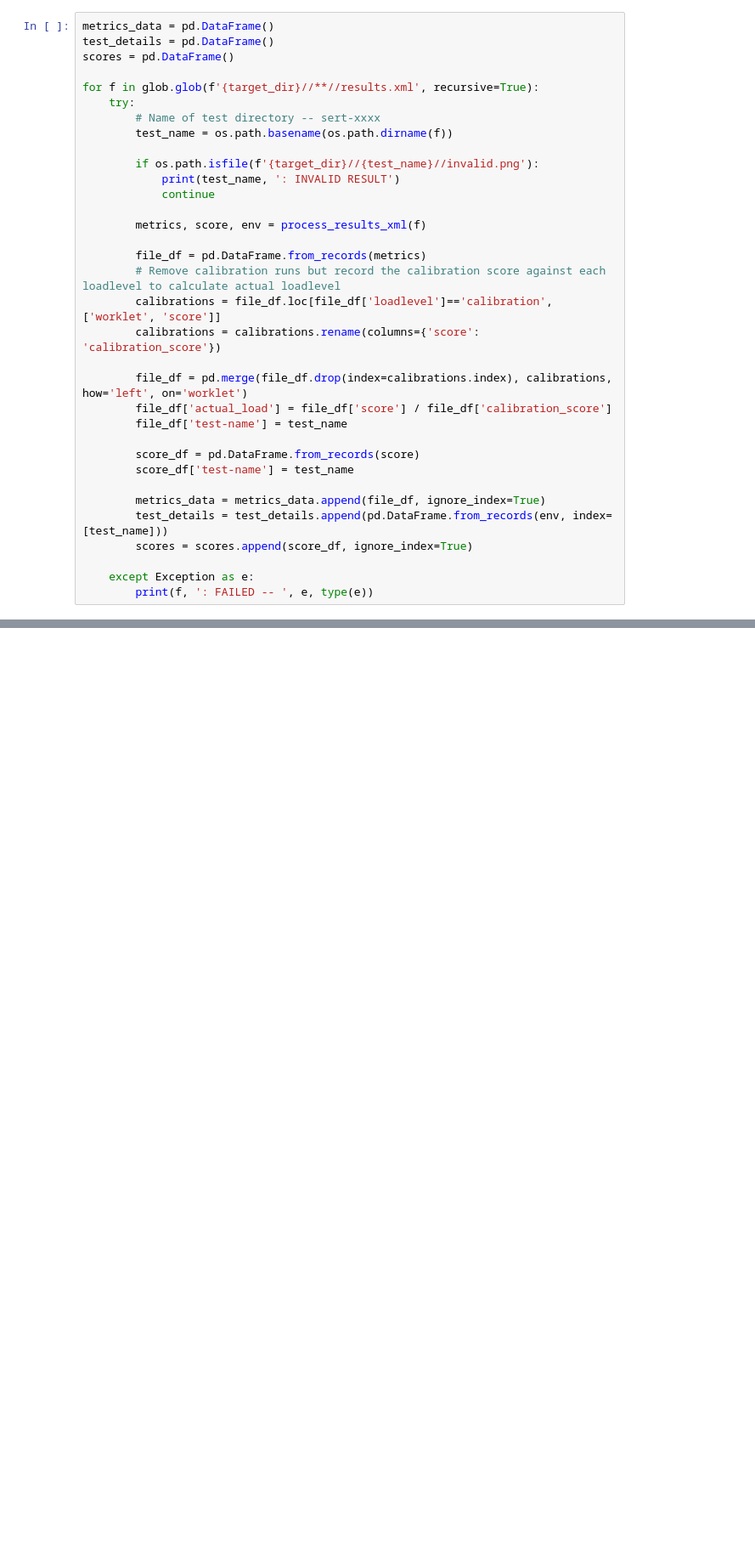
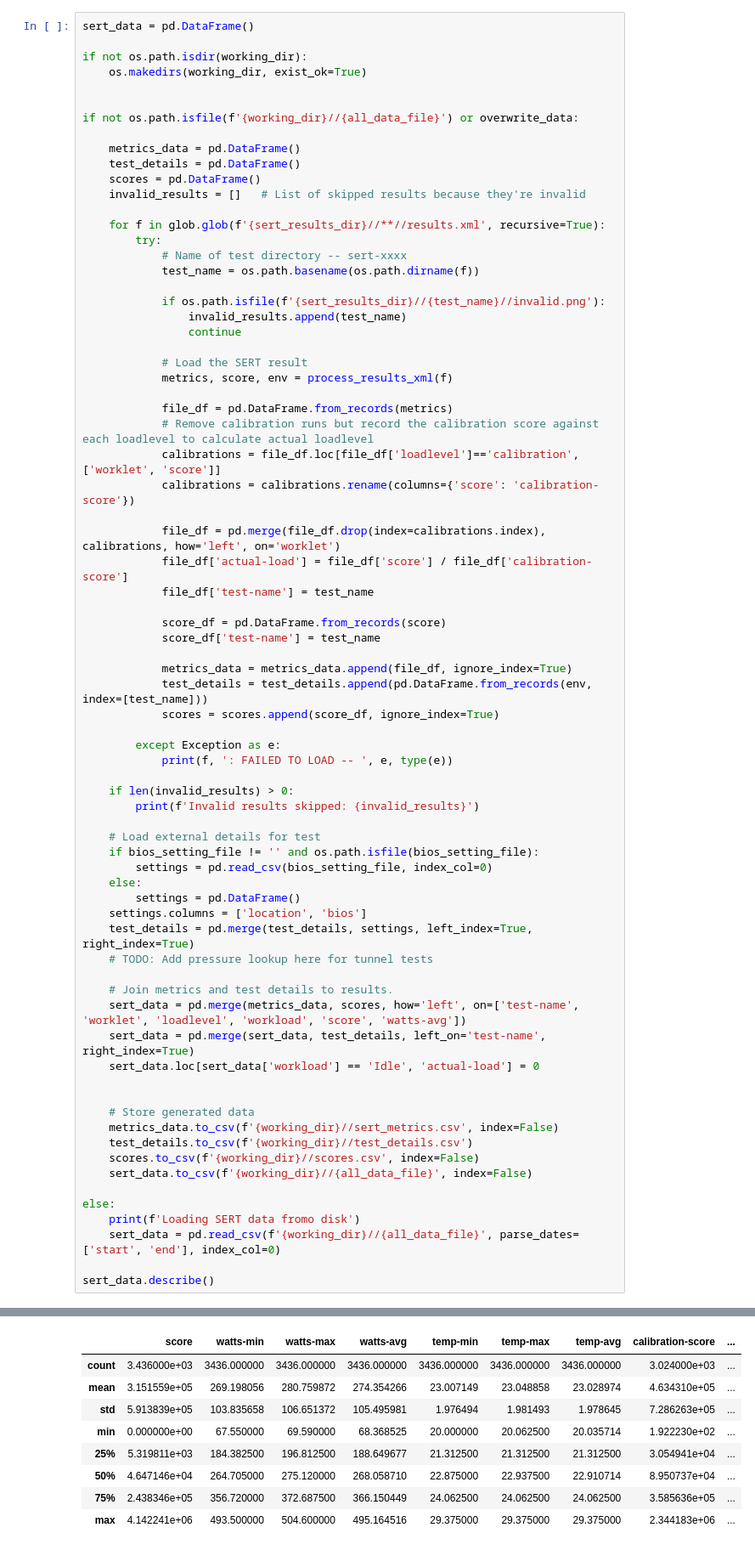
Before and after one commit to sjclement/sert-processing, a Jupyter notebook: Temperature_analysis.ipynb, the cells around one changed output, grey strips where cells are left out. Shown at 85% size. Saved outputs shown, nothing was run; the diff lists cells and outputs as text; blank space fills up the shorter version.

```diff
--- a/Temperature_analysis.ipynb
+++ b/Temperature_analysis.ipynb
@@ -26,35 +33,75 @@ cpu_metrics_dir = 'cpu_data'
 # %%
-metrics_data = pd.DataFrame()
-test_details = pd.DataFrame()
-scores = pd.DataFrame()
+sert_data = pd.DataFrame()
 
-for f in glob.glob(f'{target_dir}//**//results.xml', recursive=True):
-    try:
-        # Name of test directory -- sert-xxxx
-        test_name = os.path.basename(os.path.dirname(f))
+if not os.path.isdir(working_dir):
+    os.makedirs(working_dir, exist_ok=True)
 
-        if os.path.isfile(f'{target_dir}//{test_name}//invalid.png'):
-            print(test_name, ': INVALID RESULT')
-            continue
 
-        metrics, score, env = process_results_xml(f)
+if not os.path.isfile(f'{working_dir}//{all_data_file}') or overwrite_data:
 
-        file_df = pd.DataFrame.from_records(metrics)
-        # Remove calibration runs but record the calibration score against each loadlevel to calculate actual loadlevel
-        calibrations = file_df.loc[file_df['loadlevel']=='calibration', ['worklet', 'score']]
-        calibrations = calibrations.rename(columns={'score': 'calibration_score'})
+    metrics_data = pd.DataFrame()
+    test_details = pd.DataFrame()
+    scores = pd.DataFrame()
+    invalid_results = []   # List of skipped results because they're invalid
 
-        file_df = pd.merge(file_df.drop(index=calibrations.index), calibrations, how='left', on='worklet')
-        file_df['actual_load'] = file_df['score'] / file_df['calibration_score']
-        file_df['test-name'] = test_name
+    for f in glob.glob(f'{sert_results_dir}//**//results.xml', recursive=True):
+        try:
+            # Name of test directory -- sert-xxxx
+            test_name = os.path.basename(os.path.dirname(f))
 
-        score_df = pd.DataFrame.from_records(score)
-        score_df['test-name'] = test_name
+            if os.path.isfile(f'{sert_results_dir}//{test_name}//invalid.png'):
+                invalid_results.append(test_name)
+                continue
 
-        metrics_data = metrics_data.append(file_df, ignore_index=True)
-        test_details = test_details.append(pd.DataFrame.from_records(env, index=[test_name]))
-        scores = scores.append(score_df, ignore_index=True)
+            # Load the SERT result
+            metrics, score, env = process_results_xml(f)
 
-    except Exception as e:
-        print(f, ': FAILED -- ', e, type(e))
+            file_df = pd.DataFrame.from_records(metrics)
+            # Remove calibration runs but record the calibration score against each loadlevel to calculate actual loadlevel
+            calibrations = file_df.loc[file_df['loadlevel']=='calibration', ['worklet', 'score']]
+            calibrations = calibrations.rename(columns={'score': 'calibration-score'})
+
+            file_df = pd.merge(file_df.drop(index=calibrations.index), calibrations, how='left', on='worklet')
+            file_df['actual-load'] = file_df['score'] / file_df['calibration-score']
+            file_df['test-name'] = test_name
+
+            score_df = pd.DataFrame.from_records(score)
+            score_df['test-name'] = test_name
+
+            metrics_data = metrics_data.append(file_df, ignore_index=True)
+            test_details = test_details.append(pd.DataFrame.from_records(env, index=[test_name]))
+            scores = scores.append(score_df, ignore_index=True)
+
+        except Exception as e:
+            print(f, ': FAILED TO LOAD -- ', e, type(e))
+
+    if len(invalid_results) > 0:
+        print(f'Invalid results skipped: {invalid_results}')
+
+    # Load external details for test
+    if bios_setting_file != '' and os.path.isfile(bios_setting_file):
+        settings = pd.read_csv(bios_setting_file, index_col=0)
+    else:
+        settings = pd.DataFrame()
+    settings.columns = ['location', 'bios']
+    test_details = pd.merge(test_details, settings, left_index=True, right_index=True)
+    # TODO: Add pressure lookup here for tunnel tests
+
+    # Join metrics and test details to results.
+    sert_data = pd.merge(metrics_data, scores, how='left', on=['test-name', 'worklet', 'loadlevel', 'workload', 'score', 'watts-avg'])
+    sert_data = pd.merge(sert_data, test_details, left_on='test-name', right_index=True)
+    sert_data.loc[sert_data['workload'] == 'Idle', 'actual-load'] = 0
+
+
+    # Store generated data
+    metrics_data.to_csv(f'{working_dir}//sert_metrics.csv', index=False)
+    test_details.to_csv(f'{working_dir}//test_details.csv')
+    scores.to_csv(f'{working_dir}//scores.csv', index=False)
+    sert_data.to_csv(f'{working_dir}//{all_data_file}', index=False)
+
+else:
+    print(f'Loading SERT data fromo disk')
+    sert_data = pd.read_csv(f'{working_dir}//{all_data_file}', parse_dates=['start', 'end'], index_col=0)
+
+sert_data.describe()
 # %% [output]
@@ -77,0 +113,9 @@ sert-0151 : INVALID RESULT
+|  | score | watts-min | watts-max | watts-avg | temp-min | temp-max | temp-avg | calibration-score | ... |
+| count | 3.436000e+03 | 3436.000000 | 3436.000000 | 3436.000000 | 3436.000000 | 3436.000000 | 3436.000000 | 3.024000e+03 | ... |
+| mean | 3.151559e+05 | 269.198056 | 280.759872 | 274.354266 | 23.007149 | 23.048858 | 23.028974 | 4.634310e+05 | ... |
+| std | 5.913839e+05 | 103.835658 | 106.651372 | 105.495981 | 1.976494 | 1.981493 | 1.978645 | 7.286263e+05 | ... |
+| min | 0.000000e+00 | 67.550000 | 69.590000 | 68.368525 | 20.000000 | 20.062500 | 20.035714 | 1.922230e+02 | ... |
+| 25% | 5.319811e+03 | 184.382500 | 196.812500 | 188.649677 | 21.312500 | 21.312500 | 21.312500 | 3.054941e+04 | ... |
+| 50% | 4.647146e+04 | 264.705000 | 275.120000 | 268.058710 | 22.875000 | 22.937500 | 22.910714 | 8.950737e+04 | ... |
+| 75% | 2.438346e+05 | 356.720000 | 372.687500 | 366.150449 | 24.062500 | 24.062500 | 24.062500 | 3.585636e+05 | ... |
+| max | 4.142241e+06 | 493.500000 | 504.600000 | 495.164516 | 29.375000 | 29.375000 | 29.375000 | 2.344183e+06 | ... |
```
Also changed, not shown: parts of 15 cells of this notebook.
